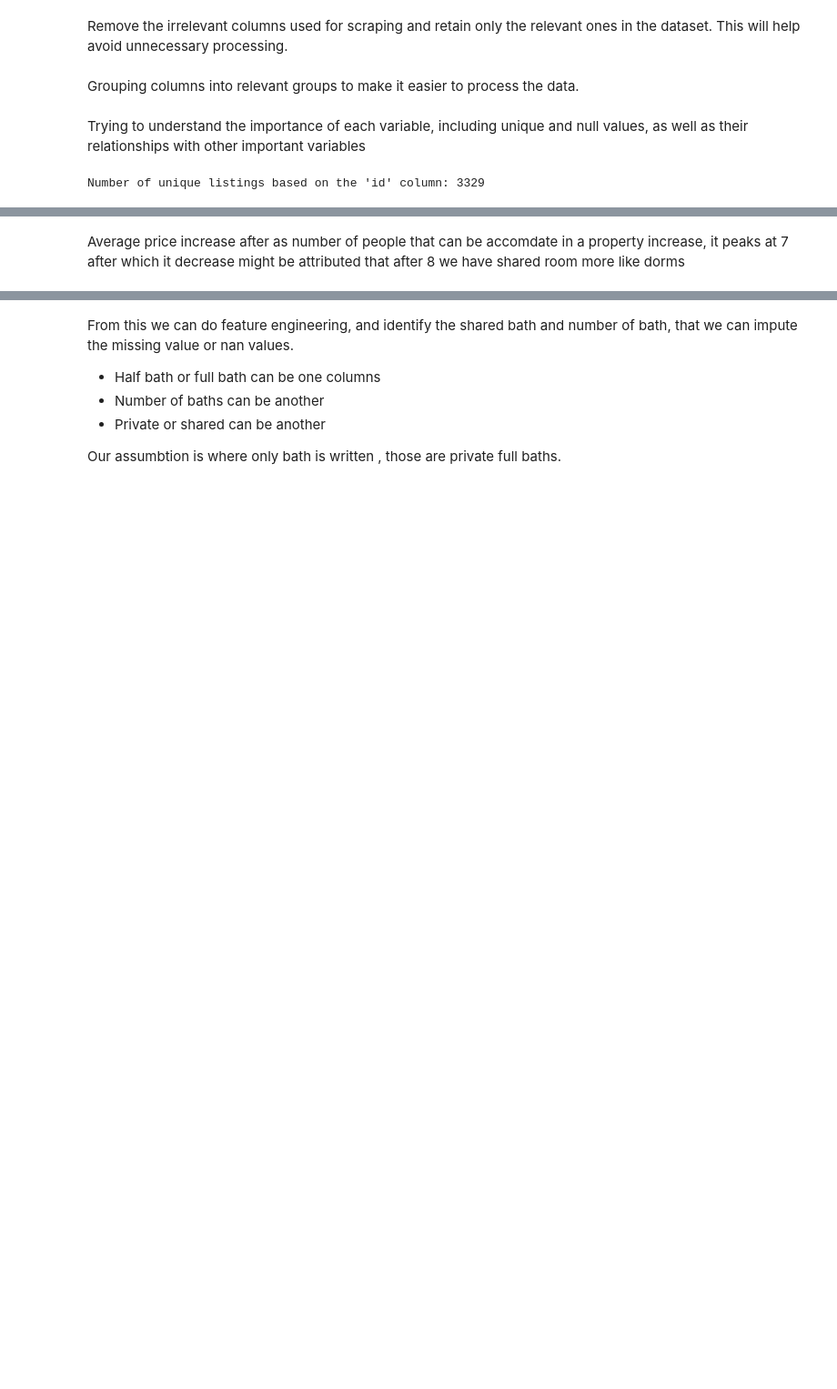
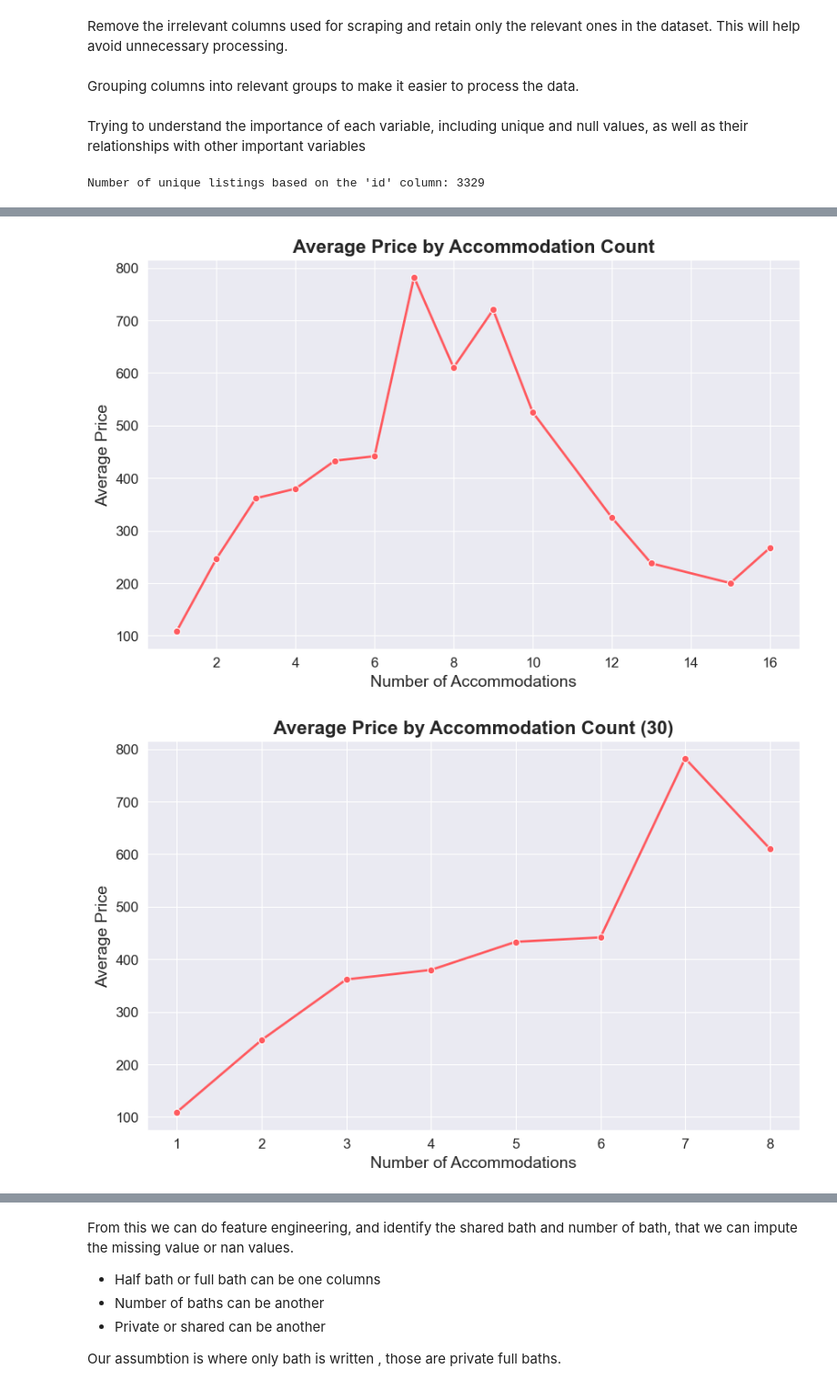
Before and after one commit to NeerajMehta15/Airbnb-Price-Predictor, a Jupyter notebook: EDA/EDA.ipynb, the cells around one changed output, grey strips where cells are left out. Shown at 91% size. Drawn from its saved outputs; the diff is of its cells as text; code cells hidden in the pictures; blank space fills up the shorter version.

```diff
--- a/EDA/EDA.ipynb
+++ b/EDA/EDA.ipynb
@@ -159,20 +246,58 @@ bnb_listing.pivot_table(values='property_type', index='property_type', columns='
 # %%
 sns.set_style('darkgrid')
-# sns.set_palette()
-# sns.set_context('Paper')
-
 
 bnb_listing['accommodates'].unique()
 accomodates_count = bnb_listing.groupby('accommodates')['price'].agg(['count', 'mean'])
 accomodates_count = accomodates_count.rename(columns={'count': 'number_of_property', 'mean': 'avg_price'})
 accomodates_count = accomodates_count.sort_values('avg_price', ascending=False)
 
-#Filtering out property with where number of count is greater  than 20 to understand price trend better:
+#Filtering out property cateogry where number of properites are greater than 30
+accomodates_count_30 = accomodates_count[accomodates_count['number_of_property'] > 30 ]
 
-accomodates_count_30 = accomodates_count[accomodates_count['number_of_property'] > 30 ]
-sns.relplot(x = accomodates_count.index, y = 'avg_price', data = accomodates_count, kind = 'line', palette='Green', markers= True)
-sns.relplot(x = accomodates_count_30.index, y = 'avg_price', data = accomodates_count_30, kind = 'line',markers= True)
+
+# Plot for accommodates_count
+plt.figure(figsize=(10, 6))
+sns.lineplot(x=accomodates_count.index,
+             y='avg_price',
+             data=accomodates_count,
+             marker='o',
+             color='#FF5A5F',
+             linewidth=2,
+             markers=True)
+
+# Customize the plot
+plt.title('Average Price by Accommodation Count', fontsize=16, fontweight='bold')
+plt.xlabel('Number of Accommodations', fontsize=14)
+plt.ylabel('Average Price', fontsize=14)
+plt.xticks(fontsize=12)
+plt.yticks(fontsize=12)
+plt.grid(True)
+
+# Show the plot
+plt.show()
+
+# Plot for accommodates_count_30
+plt.figure(figsize=(10, 6))
+sns.lineplot(x=accomodates_count_30.index,
+             y='avg_price',
+             data=accomodates_count_30,
+             marker='o',
+             color='#FF5A5F',
+             linewidth=2,
+             markers=True)
+
+# Customize the plot
+plt.title('Average Price by Accommodation Count (30)', fontsize=16, fontweight='bold')
+plt.xlabel('Number of Accommodations', fontsize=14)
+plt.ylabel('Average Price', fontsize=14)
+plt.xticks(fontsize=12)
+plt.yticks(fontsize=12)
+plt.grid(True)
+
+# Show the plot
+plt.show()
+# %% [output]
+[figure, added]
+[figure, added]
-# %% [markdown]
-Average price increase after as number of people that can be accomdate in a property increase, it peaks at 7 after which it decrease might be attributed that after 8 we have shared room more like dorms
 # %%
 bnb_listing['bathrooms_text'].unique()
```
Also changed, not shown: parts of 58 cells of this notebook.
